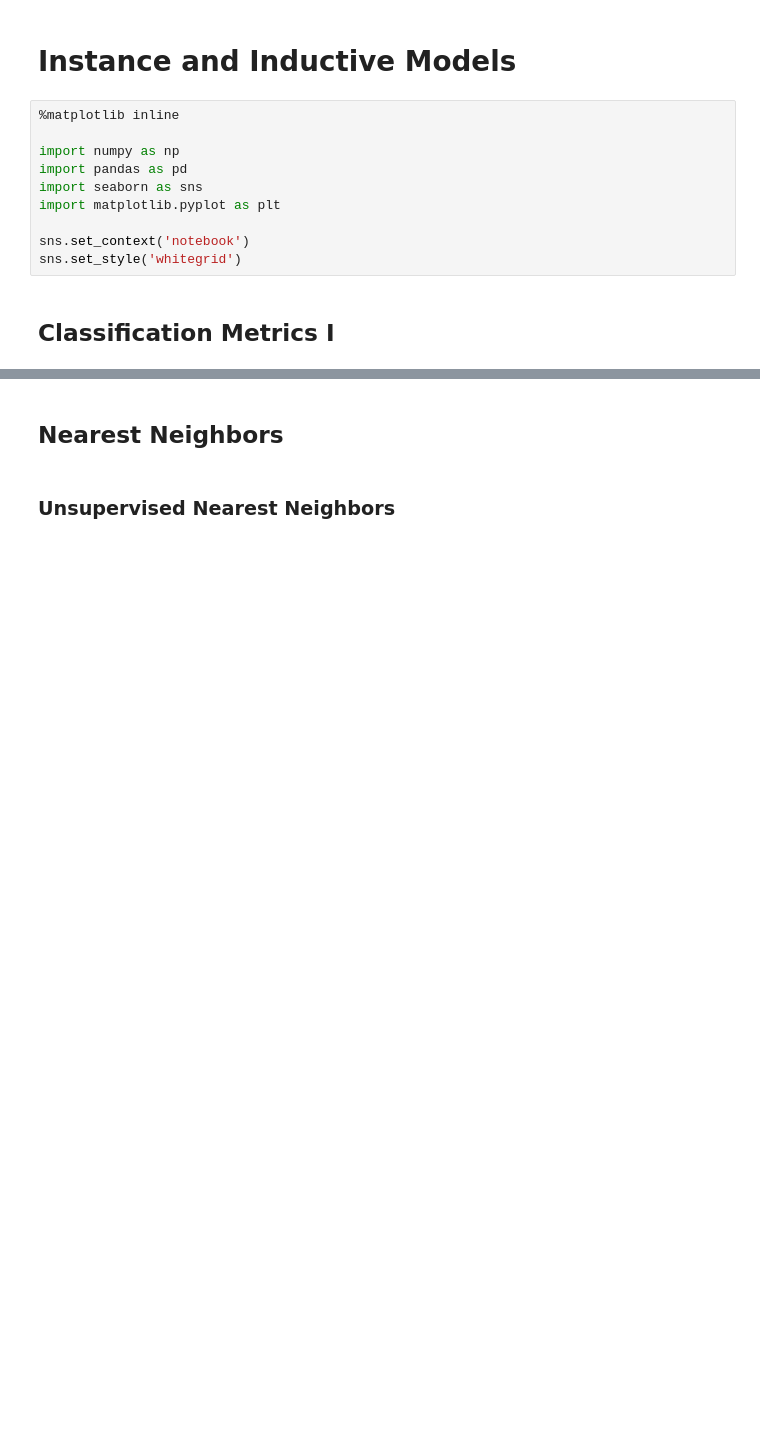
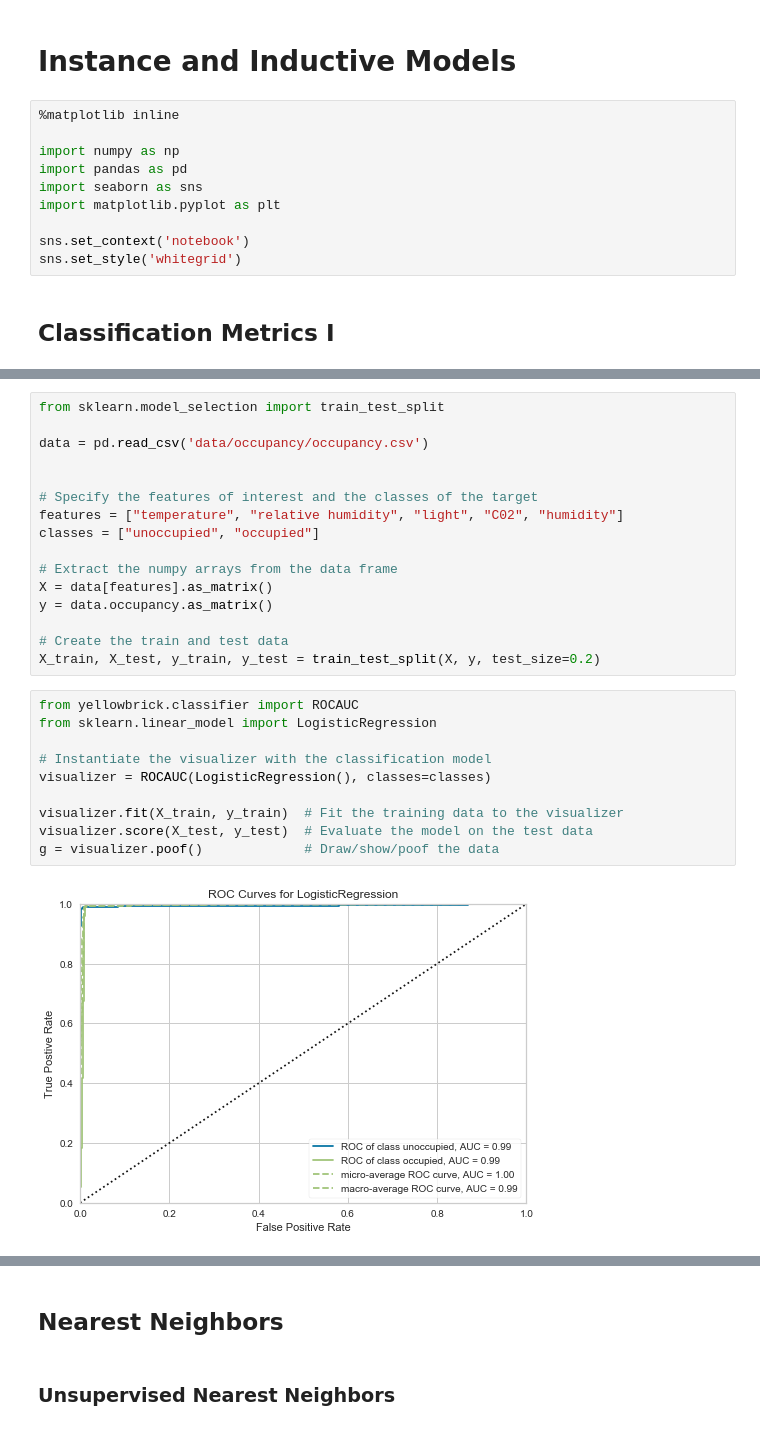
Before and after one commit to DistrictDataLabs/navyfcu-ml, a Jupyter notebook: Session 4 - Instance and Inductive Models.ipynb, the cells around one changed output, grey strips where cells are left out. Drawn from its saved outputs; the diff is of its cells as text; blank space fills up the shorter version.

Commit message:
first part of deck 4 on classification metrics

```diff
--- a/Session 4 - Instance and Inductive Models.ipynb
+++ b/Session 4 - Instance and Inductive Models.ipynb
@@ -24,0 +82,28 @@ sns.set_style('whitegrid')
+# %%
+from sklearn.model_selection import train_test_split
+
+data = pd.read_csv('data/occupancy/occupancy.csv')
+
+
+# Specify the features of interest and the classes of the target
+features = ["temperature", "relative humidity", "light", "C02", "humidity"]
+classes = ["unoccupied", "occupied"]
+
+# Extract the numpy arrays from the data frame
+X = data[features].as_matrix()
+y = data.occupancy.as_matrix()
+
+# Create the train and test data
+X_train, X_test, y_train, y_test = train_test_split(X, y, test_size=0.2)
+# %%
+from yellowbrick.classifier import ROCAUC
+from sklearn.linear_model import LogisticRegression
+
+# Instantiate the visualizer with the classification model
+visualizer = ROCAUC(LogisticRegression(), classes=classes)
+
+visualizer.fit(X_train, y_train)  # Fit the training data to the visualizer
+visualizer.score(X_test, y_test)  # Evaluate the model on the test data
+g = visualizer.poof()             # Draw/show/poof the data
+# %% [output]
+[figure, added]
```
Also changed, not shown: parts of 25 cells of this notebook, 7 other files.
